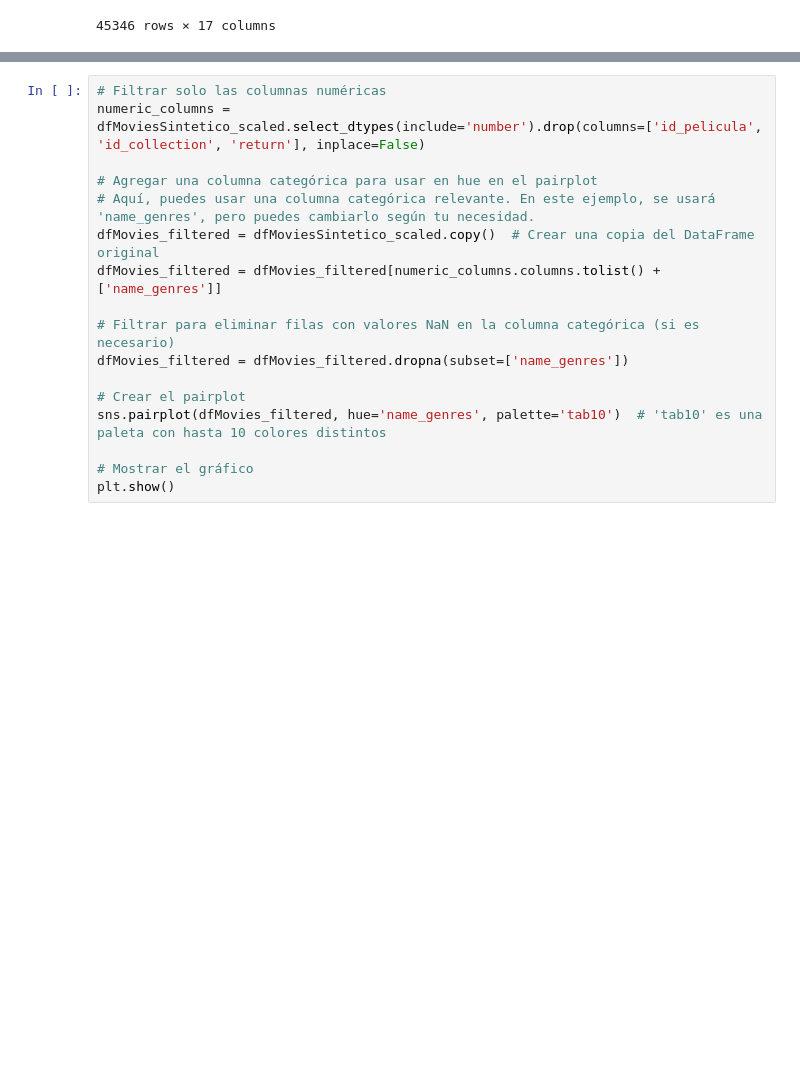
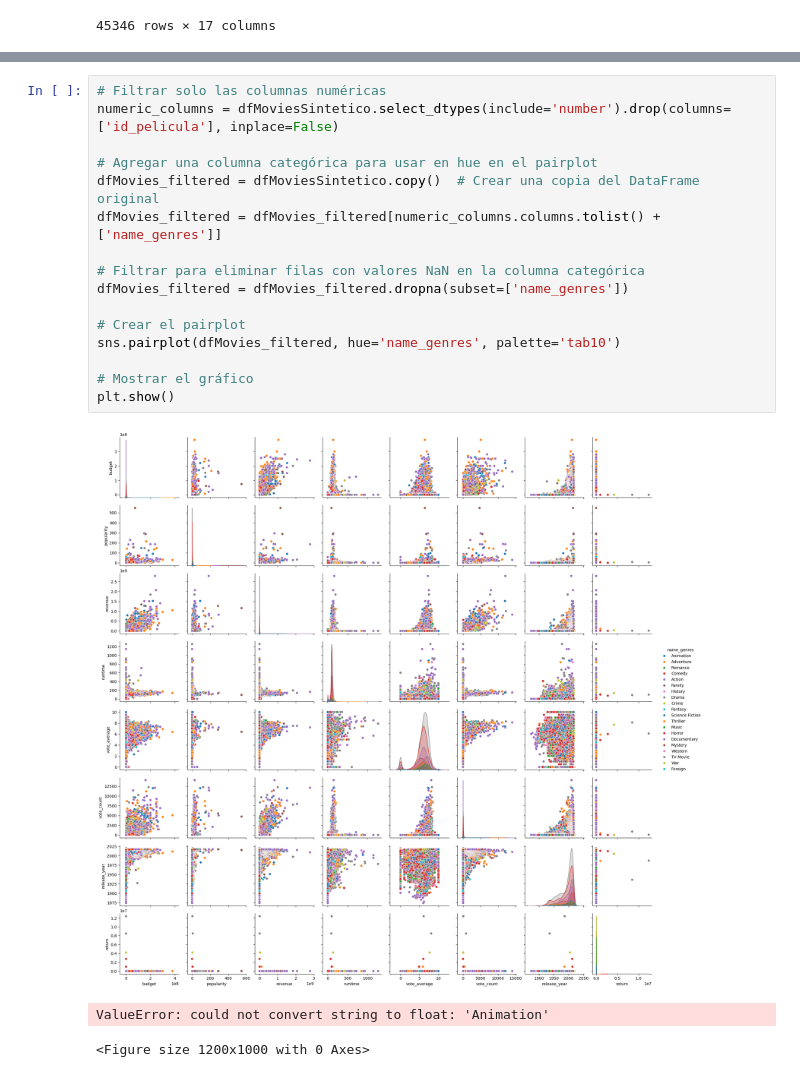
Before and after one commit to moralespbl/MoralesPI_01, a Jupyter notebook: EDA.ipynb, the cells around one changed output, grey strips where cells are left out. Cells and saved outputs as stored; diff of their text form; blank space fills up the shorter version.

```diff
--- a/EDA.ipynb
+++ b/EDA.ipynb
@@ -123,18 +121,21 @@ max      547.488298   1256.000000     10.000000   2020.000000
 [figure]
 # %%
 # Filtrar solo las columnas numéricas
-numeric_columns = dfMoviesSintetico_scaled.select_dtypes(include='number').drop(columns=['id_pelicula', 'id_collection', 'return'], inplace=False)
+numeric_columns = dfMoviesSintetico.select_dtypes(include='number').drop(columns=['id_pelicula'], inplace=False)
 
 # Agregar una columna categórica para usar en hue en el pairplot
-# Aquí, puedes usar una columna categórica relevante. En este ejemplo, se usará 'name_genres', pero puedes cambiarlo según tu necesidad.
-dfMovies_filtered = dfMoviesSintetico_scaled.copy()  # Crear una copia del DataFrame original
+dfMovies_filtered = dfMoviesSintetico.copy()  # Crear una copia del DataFrame original
 dfMovies_filtered = dfMovies_filtered[numeric_columns.columns.tolist() + ['name_genres']]
 
-# Filtrar para eliminar filas con valores NaN en la columna categórica (si es necesario)
+# Filtrar para eliminar filas con valores NaN en la columna categórica
 dfMovies_filtered = dfMovies_filtered.dropna(subset=['name_genres'])
 
 # Crear el pairplot
-sns.pairplot(dfMovies_filtered, hue='name_genres', palette='tab10')  # 'tab10' es una paleta con hasta 10 colores distintos
+sns.pairplot(dfMovies_filtered, hue='name_genres', palette='tab10')
 
 # Mostrar el gráfico
 plt.show()
+# %% [output]
+[figure, added]
+ValueError: could not convert string to float: 'Animation'
+<Figure size 1200x1000 with 0 Axes>
```
Also changed, not shown: parts of 18 cells of this notebook, 2 other files.
